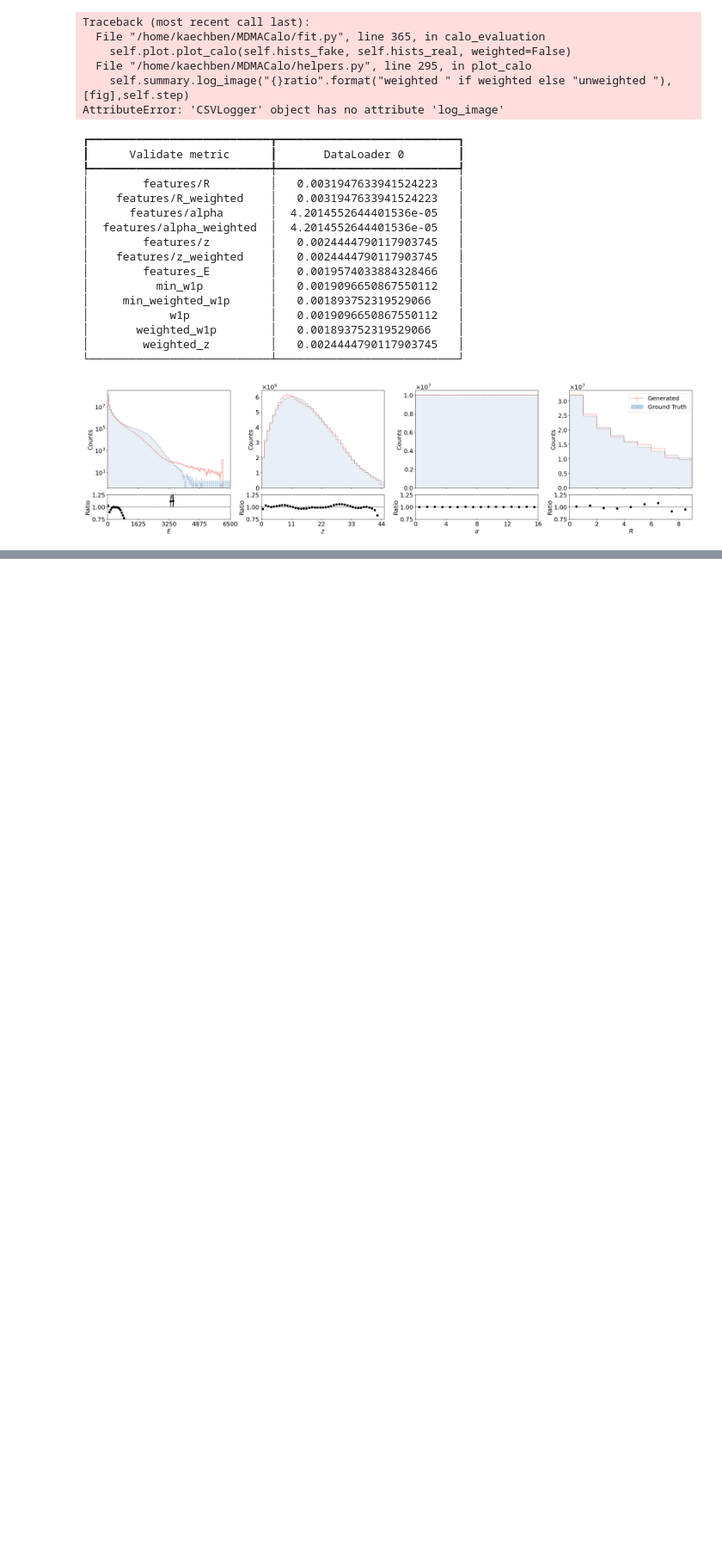
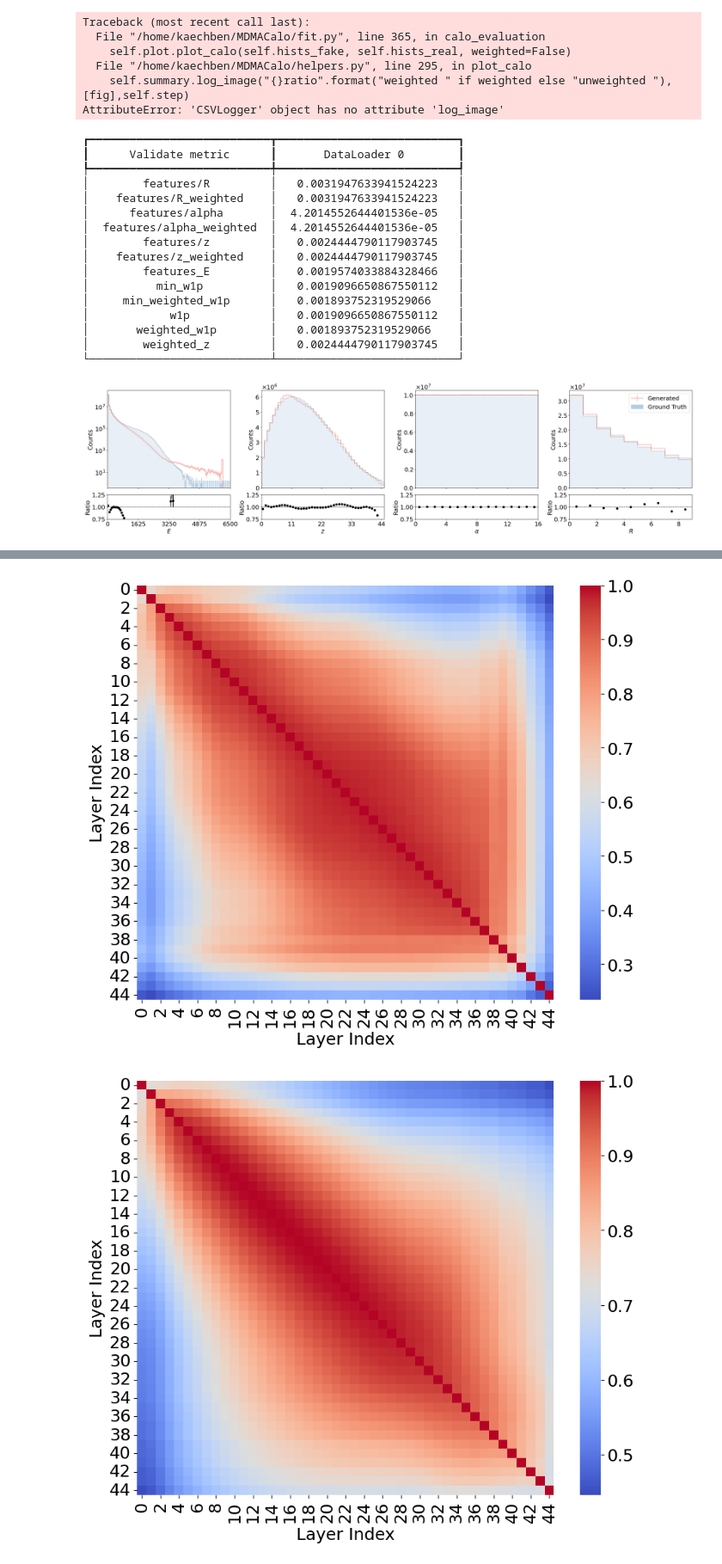
Before and after one commit to kaechb/MDMA, a Jupyter notebook: notebooks/results.ipynb, the cells around one changed output, grey strips where cells are left out. Shown: that part at 86% size. Saved outputs shown, nothing was run; the diff lists cells and outputs as text; code cells hidden in the pictures; blank space fills up the shorter version.

```diff
--- a/notebooks/results.ipynb
+++ b/notebooks/results.ipynb
@@ -473,0 +416,38 @@ plt.tight_layout(pad=0.3)
+# %%
+import numpy as np
+import matplotlib.pyplot as plt
+import seaborn as sns
+
+# Simulate a 4D tensor for demonstration
+
+def compute_correlation_matrix(tensor):
+    # Sum over the angular and radial layers
+    summed_tensor = tensor.sum(axis=(2, 3))
+
+    # Compute the correlation matrix across the batch dimension
+    correlation_matrix = np.corrcoef(summed_tensor, rowvar=False)
+
+    return correlation_matrix
+
+# Compute the correlation matrix
+correlation_matrix = compute_correlation_matrix(vox.numpy())
+
+# Plot the heatmap
+plt.figure(figsize=(10, 8))
+sns.heatmap(correlation_matrix, cmap='coolwarm', annot=False, fmt=".2f")
+#plt.title("Correlation Between Calorimeter Layers")
+plt.xlabel("Layer Index")
+plt.ylabel("Layer Index")
+plt.show()
+correlation_matrix = compute_correlation_matrix(torch.cat(real_voxs).numpy())
+
+# Plot the heatmap
+plt.figure(figsize=(10, 8))
+sns.heatmap(correlation_matrix, cmap='coolwarm', annot=False, fmt=".2f")
+#plt.title("Correlation Between Calorimeter Layers")
+plt.xlabel("Layer Index")
+plt.ylabel("Layer Index")
+plt.show()
+# %% [output]
+[figure, added]
+[figure, added]
```
Also changed, not shown: parts of 11 cells of this notebook, 10 other files.
